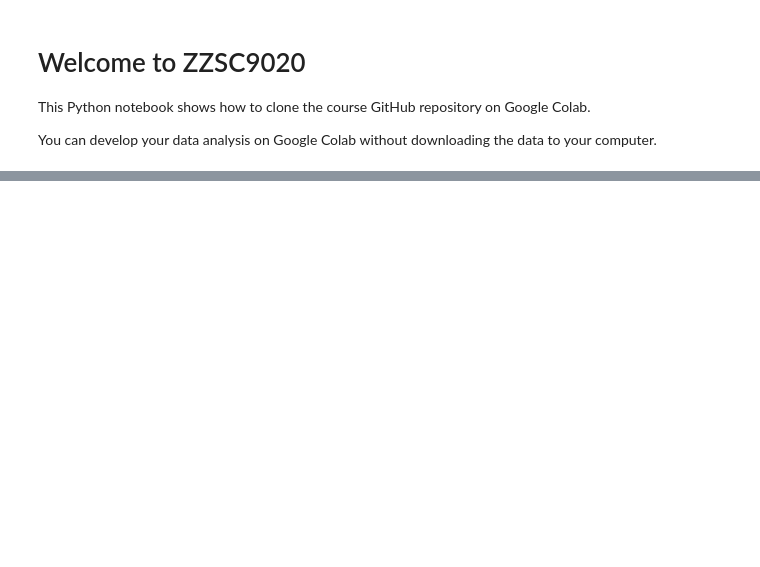
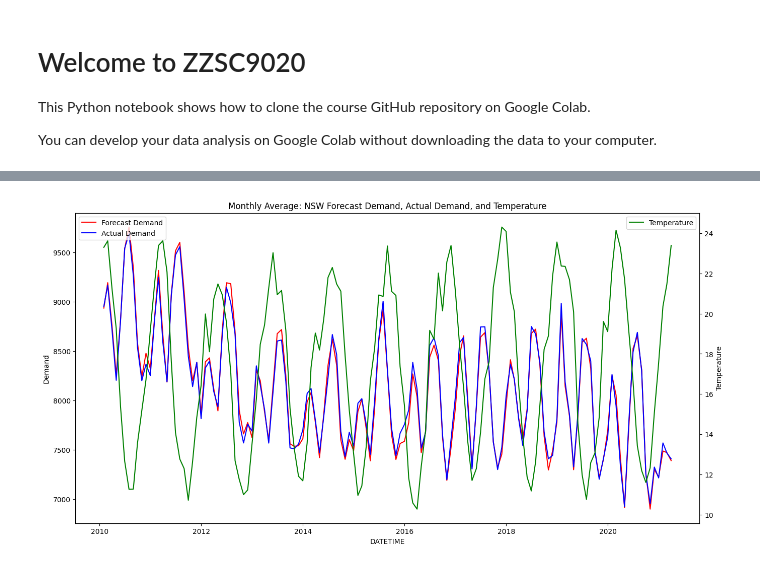
Before and after one commit to t-frank-unsw/zzsc9020-teamc, a Jupyter notebook: LiamEDA.ipynb, the cells around one changed output, grey strips where cells are left out. Cells and saved outputs as stored; diff of their text form; code cells hidden in the pictures; blank space fills up the shorter version.

```diff
--- a/LiamEDA.ipynb
+++ b/LiamEDA.ipynb
@@ -44,0 +93,13 @@ drwxr-xr-x@ 6 liammitrodobson  staff   192B Aug 31 13:14 NSW
+# %%
+# Merge the first two DataFrames on 'DATETIME'
+df_temp_forecast = pd.concat([df_forecast_avg, df_temperature], axis=1)
+
+# Merge the above with the third DataFrame
+df_merged = pd.concat([df_temp_forecast, df_totaldemand], axis=1)
+
+# drop duplicate 'DATETIME' columns if any
+df_merged = df_merged.loc[:,~df_merged.columns.duplicated()]
+# drop unnecessary columns if any
+df_merged = df_merged.drop(columns=['LOCATION', 'REGIONID'], errors='ignore')
+df_merged['DEMAND_DIFF'] = (df_merged['FORECASTDEMAND'] - df_merged['TOTALDEMAND']).abs()
+print(df_merged.head())
@@ -44,0 +113,24 @@ drwxr-xr-x@ 6 liammitrodobson  staff   192B Aug 31 13:14 NSW
+# %%
+# Plot the merged DataFrame but resample to monthly averages for clarity
+df_merged['DATETIME'] = pd.to_datetime(df_merged['DATETIME'], errors='coerce')
+df_resampled = df_merged.set_index('DATETIME').resample('ME').mean(numeric_only=True).reset_index()
+
+fig, ax1 = plt.subplots(figsize=(16, 8))
+
+# Plot Forecast and Actual Demand on the left y-axis
+sns.lineplot(data=df_resampled, x='DATETIME', y='FORECASTDEMAND', label='Forecast Demand', color='red', ax=ax1)
+sns.lineplot(data=df_resampled, x='DATETIME', y='TOTALDEMAND', label='Actual Demand', color='blue', ax=ax1)
+ax1.set_ylabel('Demand')
+ax1.legend(loc='upper left')
+
+# Create a second y-axis for Temperature
+ax2 = ax1.twinx()
+sns.lineplot(data=df_resampled, x='DATETIME', y='TEMPERATURE', label='Temperature', color='green', ax=ax2)
+ax2.set_ylabel('Temperature')
+ax2.legend(loc='upper right')
+
+plt.title('Monthly Average: NSW Forecast Demand, Actual Demand, and Temperature')
+plt.xlabel('Datetime')
+plt.show()
+# %% [output]
+[figure, added]
```
Also changed, not shown: parts of 10 cells of this notebook, 1 other file.
